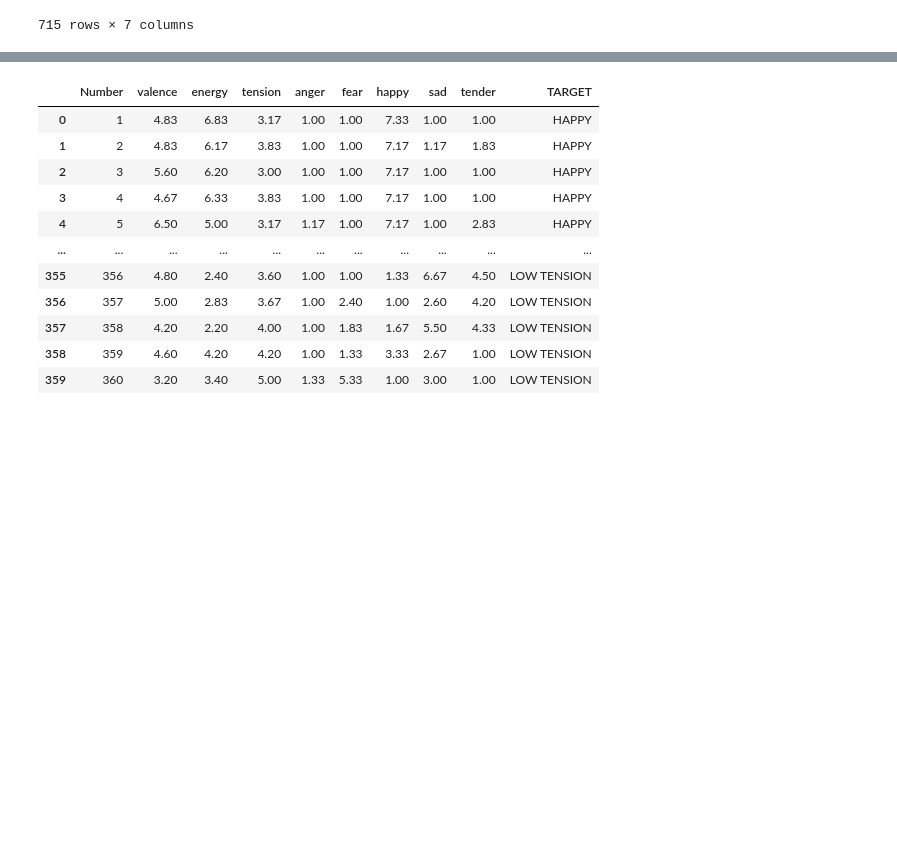
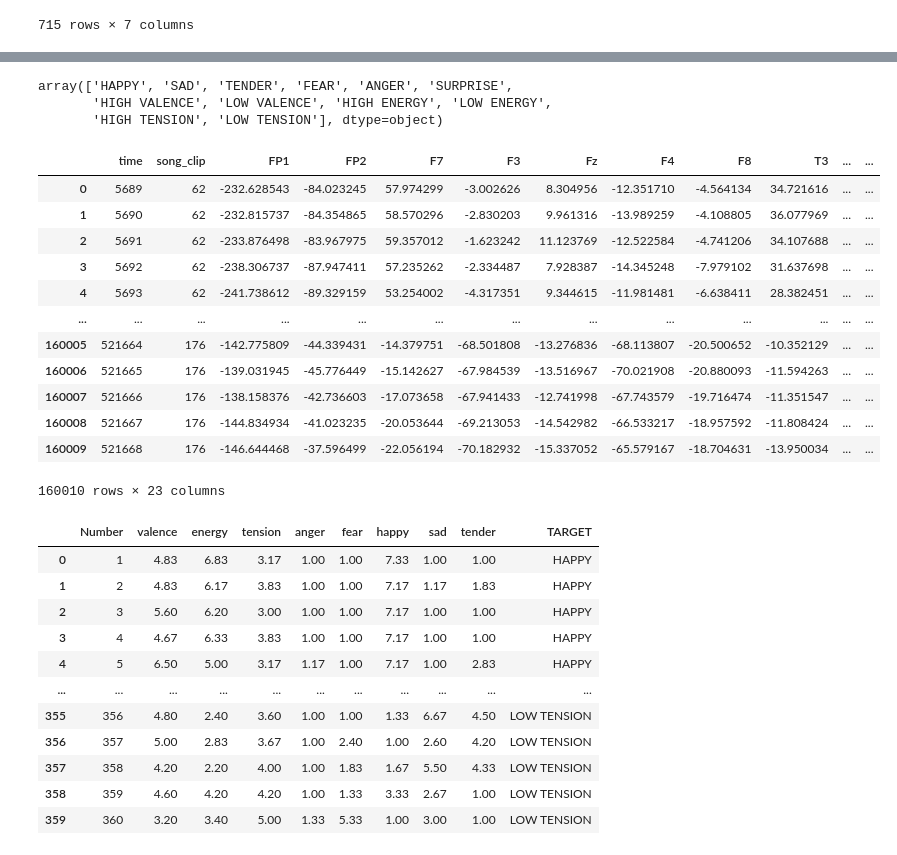
Before and after one commit to Ben243/COGS189-final-project, a Jupyter notebook: responses.ipynb, the cells around one changed output, grey strips where cells are left out. Cells and saved outputs as stored; diff of their text form; code cells hidden in the pictures; blank space fills up the shorter version.

```diff
--- a/responses.ipynb
+++ b/responses.ipynb
@@ -291,0 +315,3 @@ responses[responses.time > 77480]
+# %%
+set1 = pd.read_csv('data/set1/set1/mean_ratings_set1.csv').drop(columns=['Unnamed: 10', 'Unnamed: 11'])
+set1
@@ -292,3 +332,28 @@ responses[responses.time > 77480]
+# %%
+set1.TARGET.unique()
+positive=['HAPPY', 'SAD', 'TENDER', 'FEAR', 'ANGER', 'SURPRISE',
+       'HIGH VALENCE', 'LOW VALENCE', 'HIGH ENERGY', 'LOW ENERGY',
+       'HIGH TENSION', 'LOW TENSION']
+# %% [output]
+array(['HAPPY', 'SAD', 'TENDER', 'FEAR', 'ANGER', 'SURPRISE',
+       'HIGH VALENCE', 'LOW VALENCE', 'HIGH ENERGY', 'LOW ENERGY',
+       'HIGH TENSION', 'LOW TENSION'], dtype=object)
+# %%
+mdf.merge(set1[['Number', 'TARGET']], left_on='song_clip', right_on='Number')
+# %% [output]
+|  | time | song_clip | FP1 | FP2 | F7 | F3 | Fz | F4 | F8 | T3 | ... | ... |
+| 0 | 5689 | 62 | -232.628543 | -84.023245 | 57.974299 | -3.002626 | 8.304956 | -12.351710 | -4.564134 | 34.721616 | ... | ... |
+| 1 | 5690 | 62 | -232.815737 | -84.354865 | 58.570296 | -2.830203 | 9.961316 | -13.989259 | -4.108805 | 36.077969 | ... | ... |
+| 2 | 5691 | 62 | -233.876498 | -83.967975 | 59.357012 | -1.623242 | 11.123769 | -12.522584 | -4.741206 | 34.107688 | ... | ... |
+| 3 | 5692 | 62 | -238.306737 | -87.947411 | 57.235262 | -2.334487 | 7.928387 | -14.345248 | -7.979102 | 31.637698 | ... | ... |
+| 4 | 5693 | 62 | -241.738612 | -89.329159 | 53.254002 | -4.317351 | 9.344615 | -11.981481 | -6.638411 | 28.382451 | ... | ... |
+| ... | ... | ... | ... | ... | ... | ... | ... | ... | ... | ... | ... | ... |
+| 160005 | 521664 | 176 | -142.775809 | -44.339431 | -14.379751 | -68.501808 | -13.276836 | -68.113807 | -20.500652 | -10.352129 | ... | ... |
+| 160006 | 521665 | 176 | -139.031945 | -45.776449 | -15.142627 | -67.984539 | -13.516967 | -70.021908 | -20.880093 | -11.594263 | ... | ... |
+| 160007 | 521666 | 176 | -138.158376 | -42.736603 | -17.073658 | -67.941433 | -12.741998 | -67.743579 | -19.716474 | -11.351547 | ... | ... |
+| 160008 | 521667 | 176 | -144.834934 | -41.023235 | -20.053644 | -69.213053 | -14.542982 | -66.533217 | -18.957592 | -11.808424 | ... | ... |
+| 160009 | 521668 | 176 | -146.644468 | -37.596499 | -22.056194 | -70.182932 | -15.337052 | -65.579167 | -18.704631 | -13.950034 | ... | ... |
+160010 rows × 23 columns
 # %%
 set1 = pd.read_csv('set1\set1\mean_ratings_set1.csv').drop(['Unnamed: 10', 'Unnamed: 11'],axis=1)
 set1
```
Also changed, not shown: parts of 26 cells of this notebook, 2 other files.
